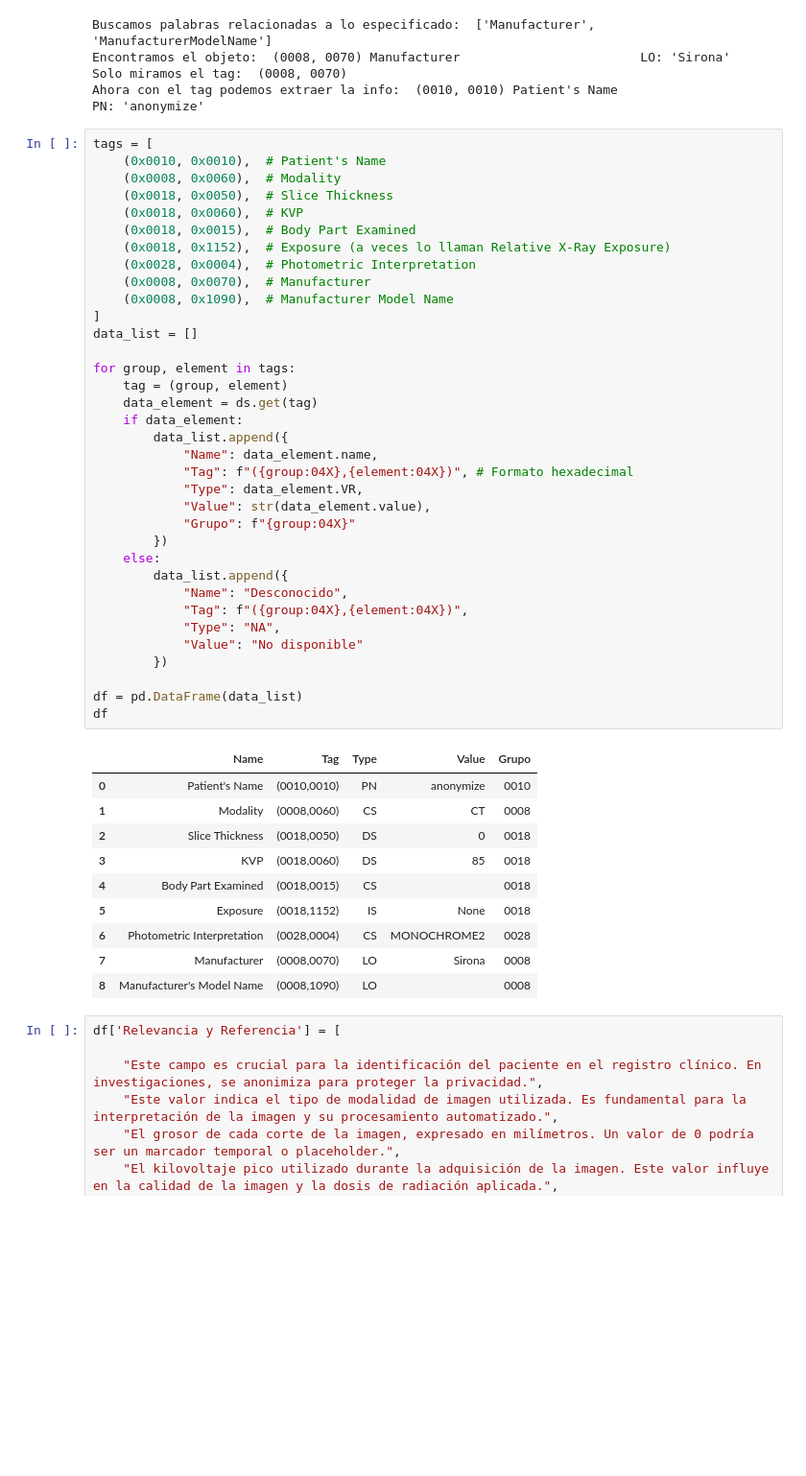
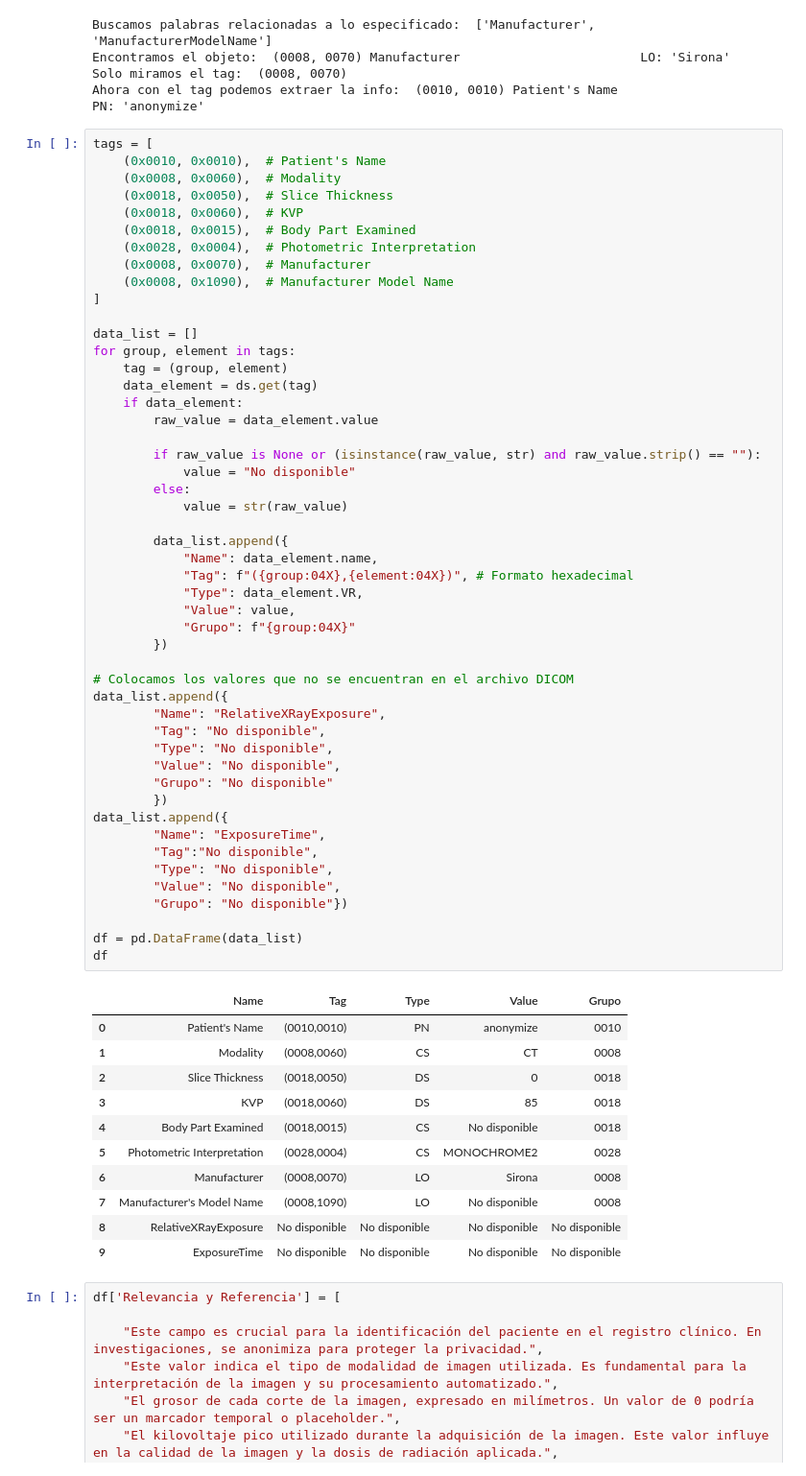
Before and after one commit to LuEnciso21/ImagenesMedicas, a Jupyter notebook: TrabajoUno/TrabajoUno.ipynb, the cells around one changed output. Shown at 96% size. Drawn from its saved outputs; the diff is of its cells as text; blank space fills up the shorter version.

```diff
--- a/TrabajoUno/TrabajoUno.ipynb
+++ b/TrabajoUno/TrabajoUno.ipynb
@@ -105,47 +107,62 @@ tags = [
     (0x0010, 0x0010),  # Patient's Name
     (0x0008, 0x0060),  # Modality
     (0x0018, 0x0050),  # Slice Thickness
     (0x0018, 0x0060),  # KVP
     (0x0018, 0x0015),  # Body Part Examined
-    (0x0018, 0x1152),  # Exposure (a veces lo llaman Relative X-Ray Exposure)
     (0x0028, 0x0004),  # Photometric Interpretation
     (0x0008, 0x0070),  # Manufacturer
     (0x0008, 0x1090),  # Manufacturer Model Name
 ]
+
 data_list = []
-
 for group, element in tags:
     tag = (group, element)
     data_element = ds.get(tag)
     if data_element:
+        raw_value = data_element.value
+
+        if raw_value is None or (isinstance(raw_value, str) and raw_value.strip() == ""):
+            value = "No disponible"
+        else:
+            value = str(raw_value)
+
         data_list.append({
             "Name": data_element.name,
             "Tag": f"({group:04X},{element:04X})", # Formato hexadecimal
             "Type": data_element.VR,
-            "Value": str(data_element.value),
+            "Value": value,
             "Grupo": f"{group:04X}"
         })
-    else:
-        data_list.append({
-            "Name": "Desconocido",
-            "Tag": f"({group:04X},{element:04X})",
-            "Type": "NA",
-            "Value": "No disponible"
+
+# Colocamos los valores que no se encuentran en el archivo DICOM
+data_list.append({
+        "Name": "RelativeXRayExposure",
+        "Tag": "No disponible",
+        "Type": "No disponible",
+        "Value": "No disponible",
+        "Grupo": "No disponible"
         })
+data_list.append({
+        "Name": "ExposureTime",
+        "Tag":"No disponible",
+        "Type": "No disponible",
+        "Value": "No disponible",
+        "Grupo": "No disponible"})
 
 df = pd.DataFrame(data_list)
 df
 # %% [output]
 |  | Name | Tag | Type | Value | Grupo |
 | 0 | Patient's Name | (0010,0010) | PN | anonymize | 0010 |
 | 1 | Modality | (0008,0060) | CS | CT | 0008 |
 | 2 | Slice Thickness | (0018,0050) | DS | 0 | 0018 |
 | 3 | KVP | (0018,0060) | DS | 85 | 0018 |
-| 4 | Body Part Examined | (0018,0015) | CS |  | 0018 |
-| 5 | Exposure | (0018,1152) | IS | None | 0018 |
-| 6 | Photometric Interpretation | (0028,0004) | CS | MONOCHROME2 | 0028 |
-| 7 | Manufacturer | (0008,0070) | LO | Sirona | 0008 |
-| 8 | Manufacturer's Model Name | (0008,1090) | LO |  | 0008 |
+| 4 | Body Part Examined | (0018,0015) | CS | No disponible | 0018 |
+| 5 | Photometric Interpretation | (0028,0004) | CS | MONOCHROME2 | 0028 |
+| 6 | Manufacturer | (0008,0070) | LO | Sirona | 0008 |
+| 7 | Manufacturer's Model Name | (0008,1090) | LO | No disponible | 0008 |
+| 8 | RelativeXRayExposure | No disponible | No disponible | No disponible | No disponible |
+| 9 | ExposureTime | No disponible | No disponible | No disponible | No disponible |
 # %%
 df['Relevancia y Referencia'] = [
 
```
Also changed, not shown: parts of 1 cell of this notebook.
